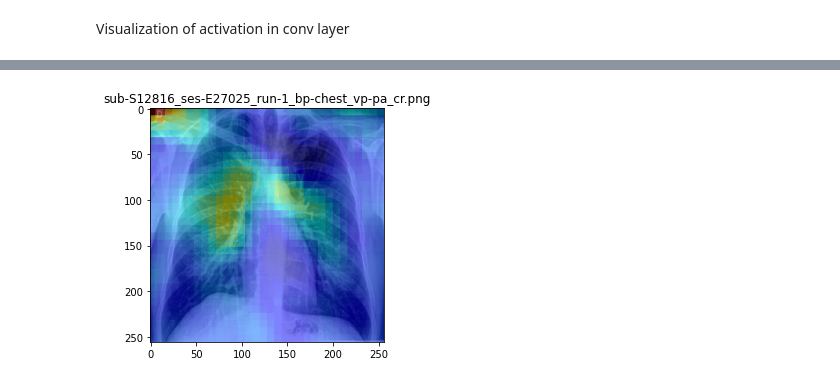
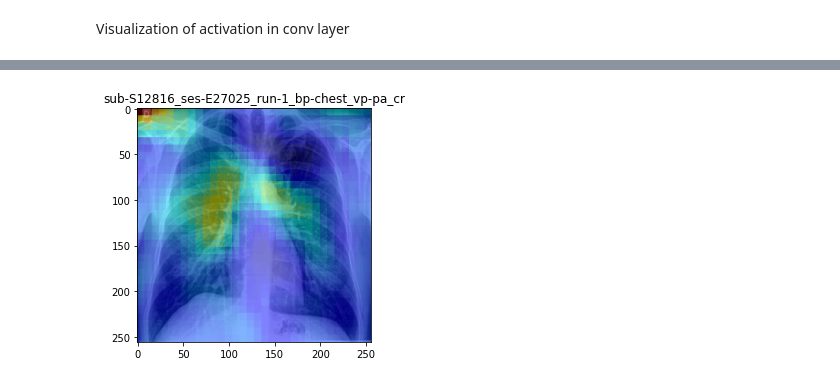
Before and after one commit to luc-perso/covid-19-xRay, a Jupyter notebook: jupyter/cnn_transformer_analyse.ipynb, the cells around one changed output, grey strips where cells are left out. Saved outputs shown, nothing was run; the diff lists cells and outputs as text; code cells hidden in the pictures.

```diff
--- a/jupyter/cnn_transformer_analyse.ipynb
+++ b/jupyter/cnn_transformer_analyse.ipynb
@@ -464,11 +511,12 @@ def occultation(img, model, patch_size=32, sub_samp_for_step=4, pred_index=None)
             / (count_map[top_left_y:top_left_y + patch_size, top_left_x:top_left_x + patch_size] + 1)
 
             count_map[top_left_y:top_left_y + patch_size, top_left_x:top_left_x + patch_size] += 1
-        print(str(i) + ', ', end = '')
+        print(str(i) + ',', end='')
         i += 1
     print('')
 
     heatmap = 1. - (sensitivity_map - sensitivity_map.min()) / (sensitivity_map.max() - sensitivity_map.min())
+    # heatmap = 1. - sensitivity_map / sensitivity_map.max()
     sens = cv2.applyColorMap(np.uint8(255*heatmap), cv2.COLORMAP_JET)
     occ = cv2.addWeighted(cv2.cvtColor(img.astype('uint8'), cv2.COLOR_RGB2BGR), 0.5, sens, 0.5, 0)
 
@@ -478,6 +526,7 @@ def occultation(img, model, patch_size=32, sub_samp_for_step=4, pred_index=None)
 def occultation_list(file_name_list, model, patch_size=32, sub_samp_for_step=4, pred_index=None):
     occ_list = []
 
+    i = 0
     for file_name in file_name_list:
         img = keras.preprocessing.image.load_img(
           file_name,
@@ -485,6 +534,7 @@ def occultation_list(file_name_list, model, patch_size=32, sub_samp_for_step=4,
           color_mode = "grayscale")
         img = keras.preprocessing.image.img_to_array(img)
 
+        print(str(i) + ':', end='')
         occ = occultation(
             img, model,
             patch_size=patch_size,
@@ -495,3 +545,11 @@ def occultation_list(file_name_list, model, patch_size=32, sub_samp_for_step=4,
         occ_list.append(occ)
 
     return occ_list
+# %%
+# image_file_name = list_file_name[100]
+# image_file_name = list_file_name[762]
+# image_file_name = list_file_name[960]
+
+ind = [i for i, f in enumerate(list_file_name) if 'S12816_ses-E27025_run-1_bp-chest_vp-pa_cr' in f]
+print(ind)
+image_file_name = list_file_name[ind[0]]
@@ -521,17 +565,17 @@ occ = occultation_list(
 # %%
 occ_RGB = cv2.cvtColor(occ, cv2.COLOR_BGR2RGB)
 im_pil = Image.fromarray(occ_RGB)
 
 fig, ax = plt.subplots()
 ax.imshow(im_pil)
-f_name = os.path.basename(image_file_name)
+f_name = os.path.splitext(os.path.basename(image_file_name))[0]
 ax.set_title(f_name)
 fig.tight_layout()
 
 plt.savefig(os.path.join(occultation_path, 'occultation_' + f_name + '_' + image_label + '.png'), format='png')
 plt.show()
 # %% [output]
-[figure, old version]
+[figure, new version]
 # %%
 def plot_image_list(
     image_list, nrows, ncols,
```
Also changed, not shown: parts of 21 cells of this notebook.
